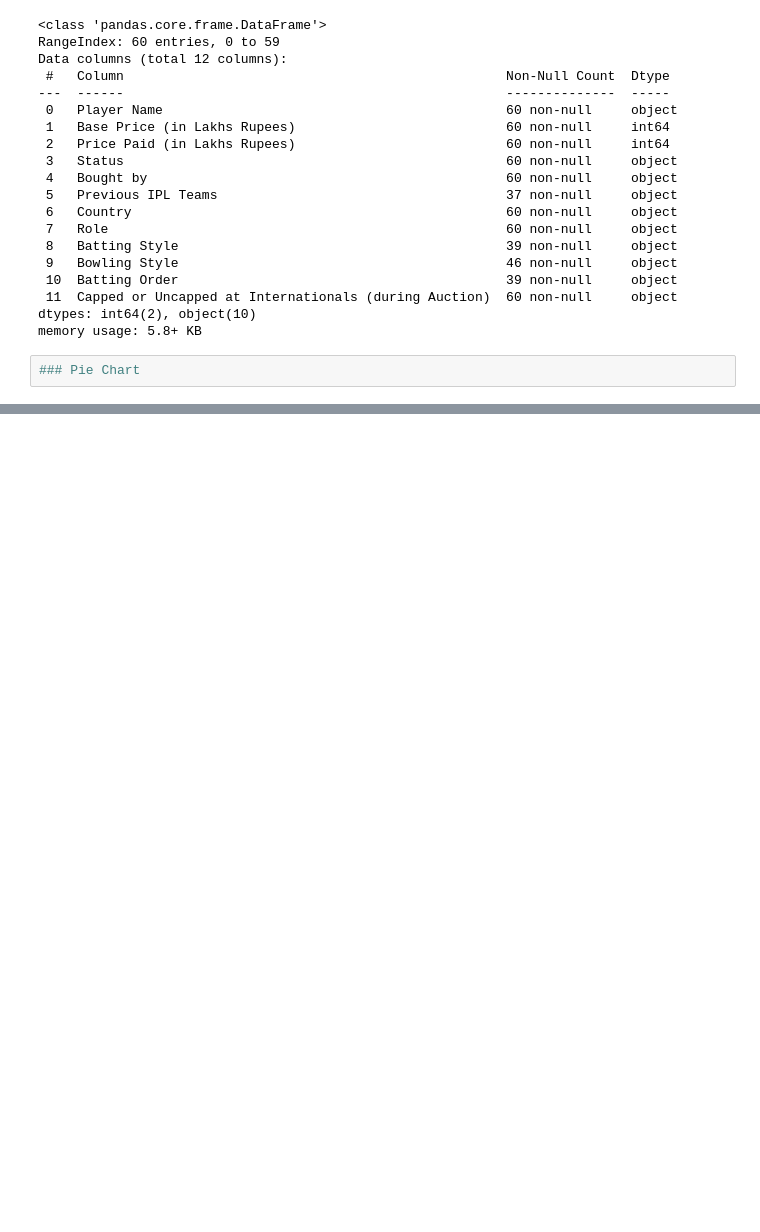
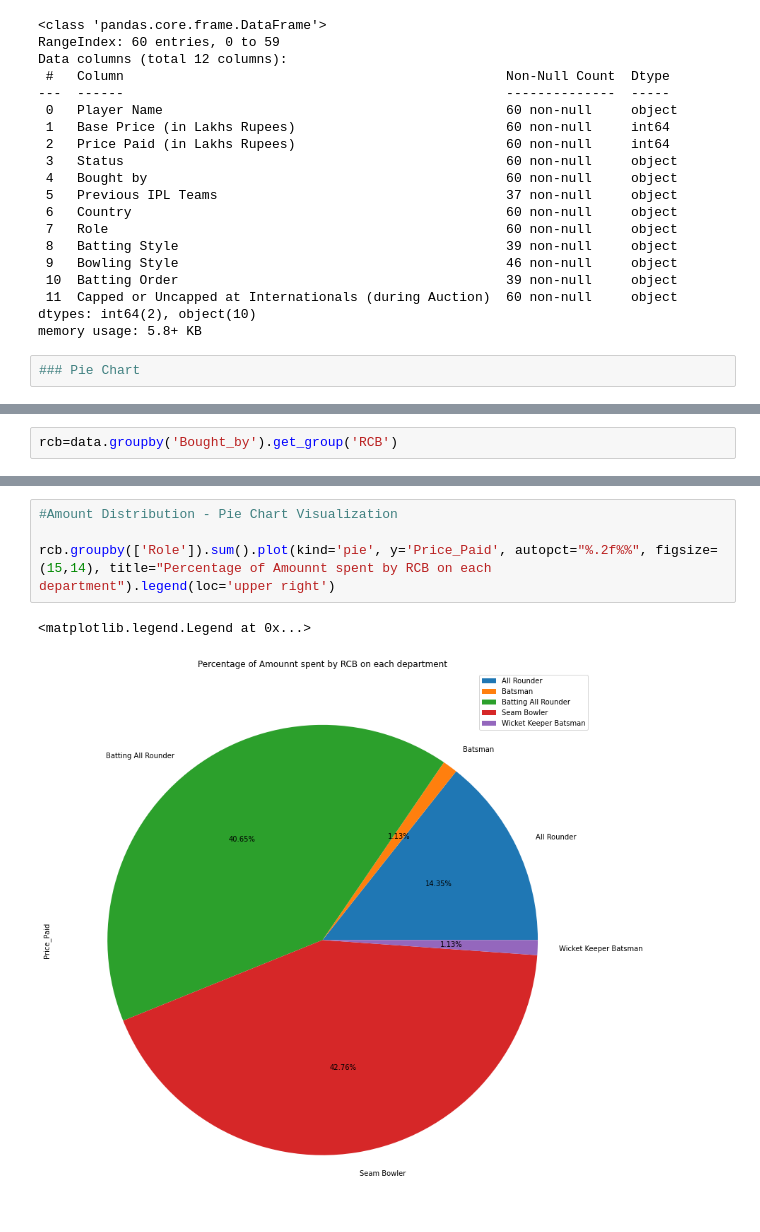
Before and after one commit to pkar151001/Project1_IPL, a Jupyter notebook: #Project_IPL_1.ipynb, the cells around one changed output, grey strips where cells are left out. Cells and saved outputs as stored; diff of their text form; blank space fills up the shorter version.

```diff
--- a/#Project_IPL_1.ipynb
+++ b/#Project_IPL_1.ipynb
@@ -183,0 +287,2 @@ Name: Price Paid (in Lakhs Rupees), dtype: int64
+# %%
+rcb=data.groupby('Bought_by').get_group('RCB')
@@ -183,0 +434,7 @@ Name: Price Paid (in Lakhs Rupees), dtype: int64
+# %%
+#Amount Distribution - Pie Chart Visualization
+
+rcb.groupby(['Role']).sum().plot(kind='pie', y='Price_Paid', autopct="%.2f%%", figsize=(15,14), title="Percentage of Amounnt spent by RCB on each department").legend(loc='upper right')
+# %% [output]
+<matplotlib.legend.Legend at 0x...>
+[figure, added]
```
Also changed, not shown: parts of 190 cells of this notebook, 1 other file.
